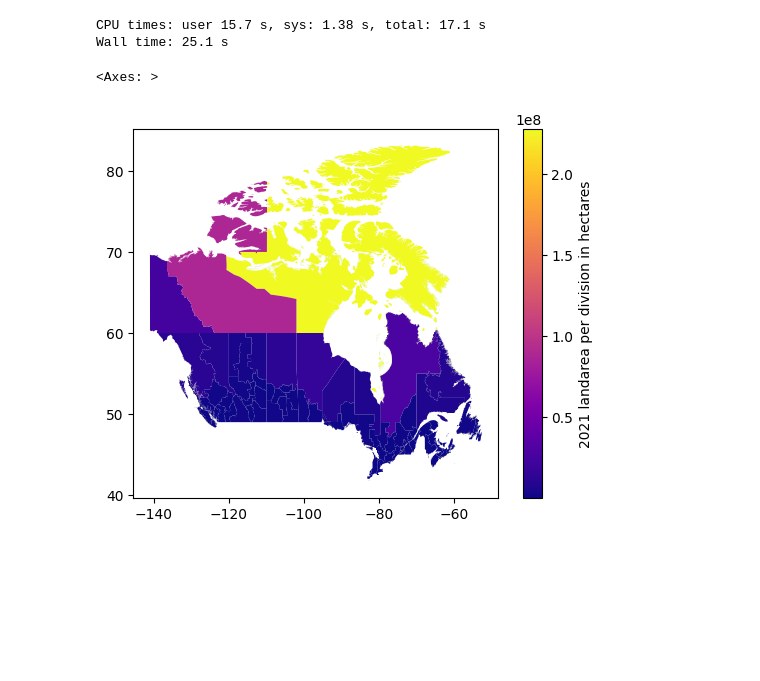
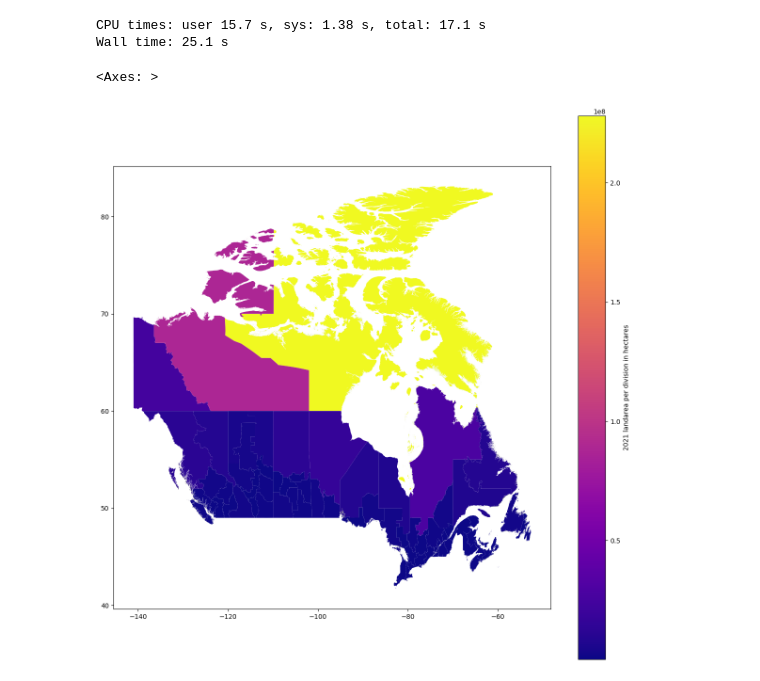
Before and after one commit to Forest-Fire-Research/federated-learning-framework, a Jupyter notebook: notebooks/03_01_Cluster_CBF_to_database.ipynb, the cells around one changed output. Saved outputs shown, nothing was run; the diff lists cells and outputs as text; code cells hidden in the pictures; blank space fills up the shorter version.

```diff
--- a/notebooks/03_01_Cluster_CBF_to_database.ipynb
+++ b/notebooks/03_01_Cluster_CBF_to_database.ipynb
@@ -103,11 +103,12 @@ merged_subdivision_gdf['area'] = merged_subdivision_gdf.to_crs("EPSG:3857").area
 merged_subdivision_gdf['area'] = merged_subdivision_gdf['area'] / 100000 # convert to hectares
 # %%
 merged_subdivision_gdf.plot(
+    figsize=(15,15),
     column = "area",
     cmap='plasma',
     legend = True,
     legend_kwds={"label": "2021 landarea per division in hectares", "orientation": "vertical"}
 )
 # %% [output]
 <Axes: >
-[figure, old version]
+[figure, new version]
```
Also changed, not shown: 2 other files.
